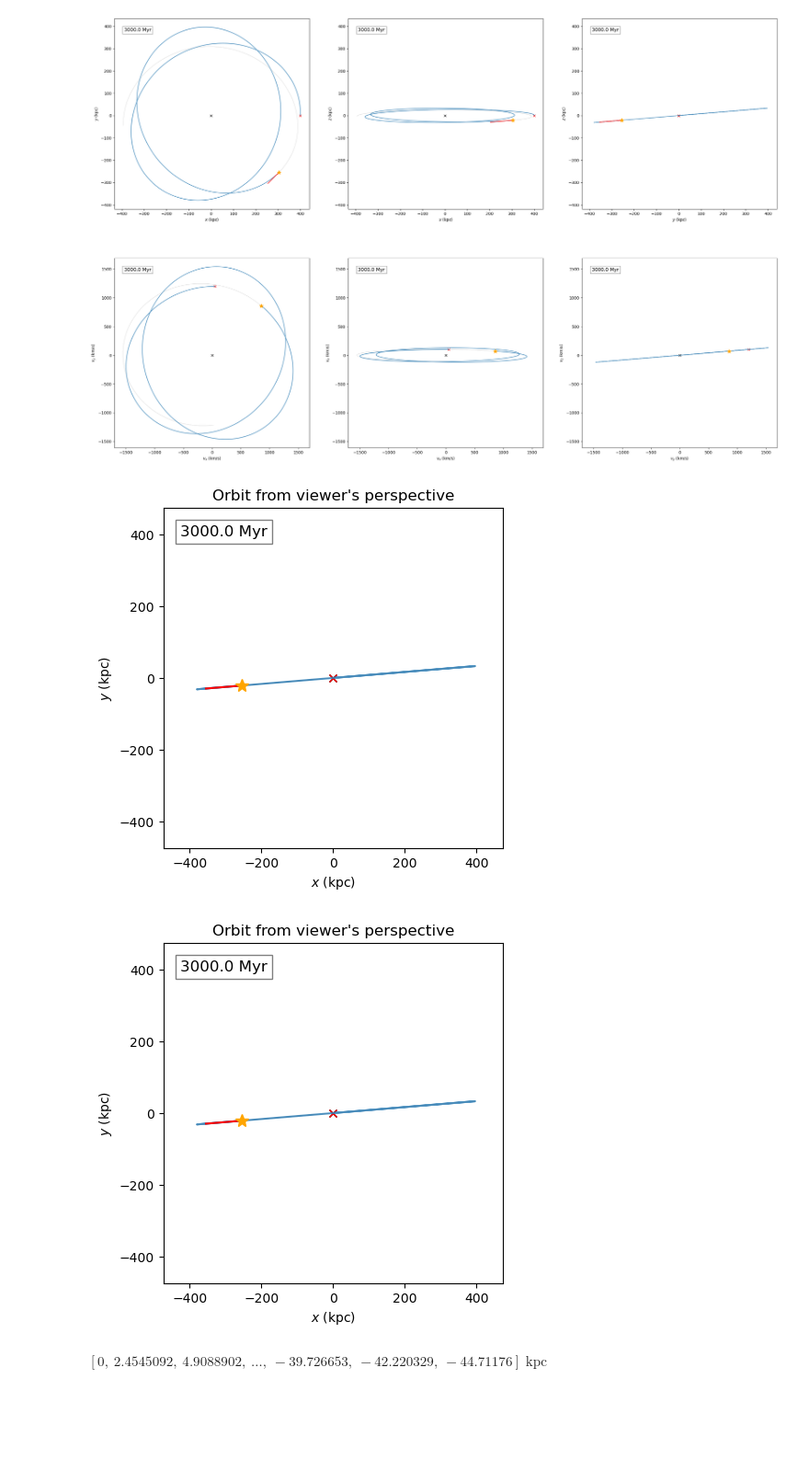
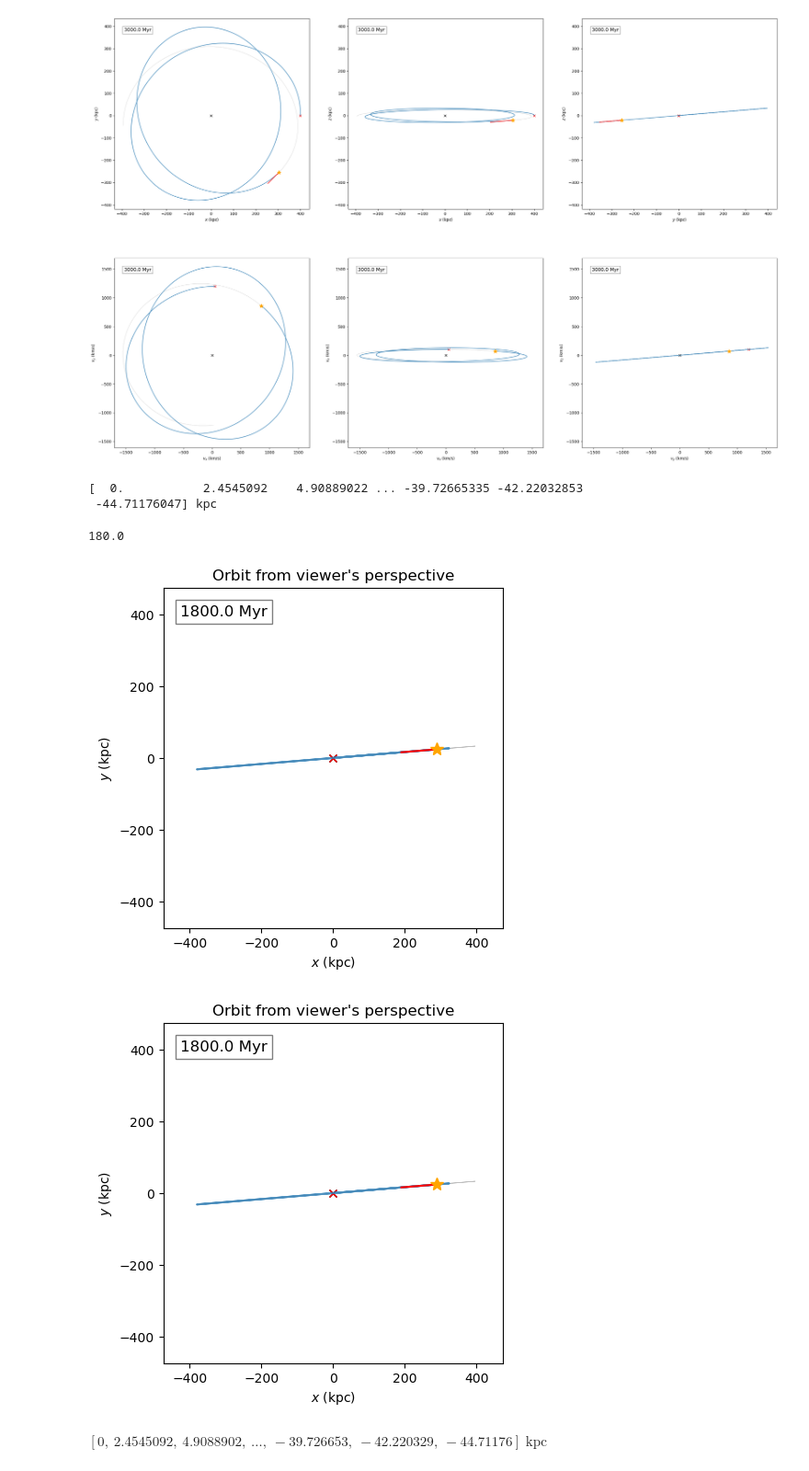
Before and after one commit to anam32123/OrbitTails, a Jupyter notebook: Gala_example.ipynb, the cells around one changed output. Shown at 92% size. Saved outputs shown, nothing was run; the diff lists cells and outputs as text; code cells hidden in the pictures; blank space fills up the shorter version.

Commit message:
Documentation and new tail angle calculation

```diff
--- a/Gala_example.ipynb
+++ b/Gala_example.ipynb
@@ -368,11 +377,18 @@ host_potential.m
 # %%
 # use gd.PhaseSpacePosition to define initial conditions and other positions in phase space, using cartesian position and velocity vectors
 # pass them in with units when the potential also has unit system--you can use any length and velocity units
-initial_conditions = gd.PhaseSpacePosition(pos=[400,0,0.] * u.kpc,
-                                           vel=[50,1200, 100] * u.km/u.s)
+# initial_conditions = gd.PhaseSpacePosition(pos=[400,0,0.] * u.kpc,
+#                                            vel=[50,1200, 100] * u.km/u.s)
+# experimenting with cylindrical
+from astropy.coordinates import CylindricalRepresentation, CylindricalDifferential
+angular_velocity = (1200*u.km/u.s) / (400*u.kpc) * u.rad # → rad/s
+pos = CylindricalRepresentation(rho=400*u.kpc, phi=0*u.deg, z=0*u.kpc)
+vel = CylindricalDifferential(d_rho=50*u.km/u.s, d_phi=angular_velocity.to(u.rad/u.s), d_z=100*u.km/u.s)
+initial_conditions_cyl = gd.PhaseSpacePosition(pos.with_differentials(vel))
 
 # this returns an Orbit class, which represents a collection of phase-space positions at times
-orbit = gp.Hamiltonian(host_potential).integrate_orbit(initial_conditions, dt=2., n_steps=2000)
+# orbit = gp.Hamiltonian(host_potential).integrate_orbit(initial_conditions, dt=2., n_steps=2000)
+orbit = gp.Hamiltonian(host_potential).integrate_orbit(initial_conditions_cyl, dt=2., n_steps=2000)
 # %%
 orbit2 = Orbit(host_potential, initial_conditions, n_steps=2000)
 # %%
@@ -388,11 +413,18 @@ orbit2.plot_orbits_not_animated(1500, with_tails=True)
 [figure]
 # %%
 tail_vectors_2d = orbit2.project_orbit_tail_angles([1, 0, 0])
+# %% [output]
+[  0.           2.4545092    4.90889022 ... -39.72665335 -42.22032853
+ -44.71176047] kpc
+# %%
+print(tail_vectors_2d.tail_angles_2d_relative_deg[1500])
+# %% [output]
+180.0
 # %%
-tail_vectors_2d.plot_projected_orbit(1500)
+tail_vectors_2d.plot_projected_orbit(900)
 # %% [output]
-[figure, old version]
+[figure, new version]
-[figure, old version]
+[figure, new version]
 # %%
 tail_vectors_2d.projected_x
 # %% [output]
```
Also changed, not shown: parts of 4 cells of this notebook, 4 other files.
